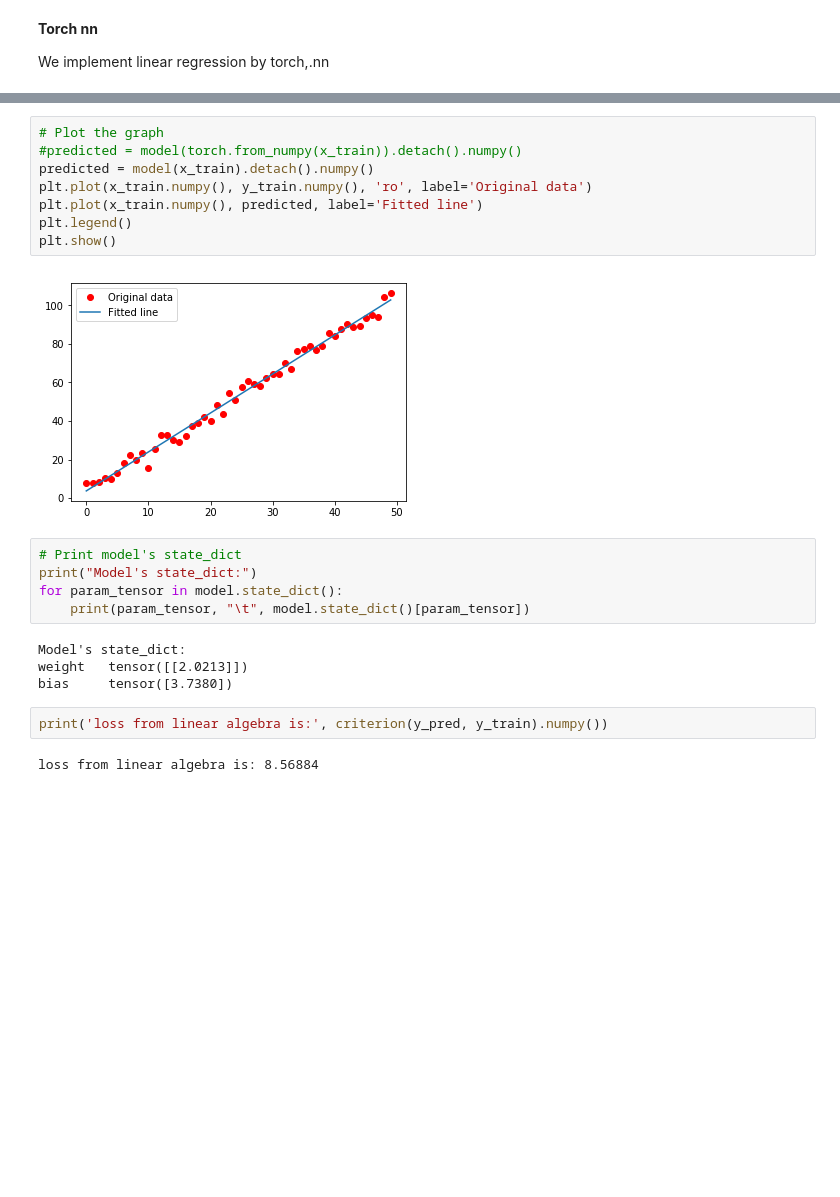
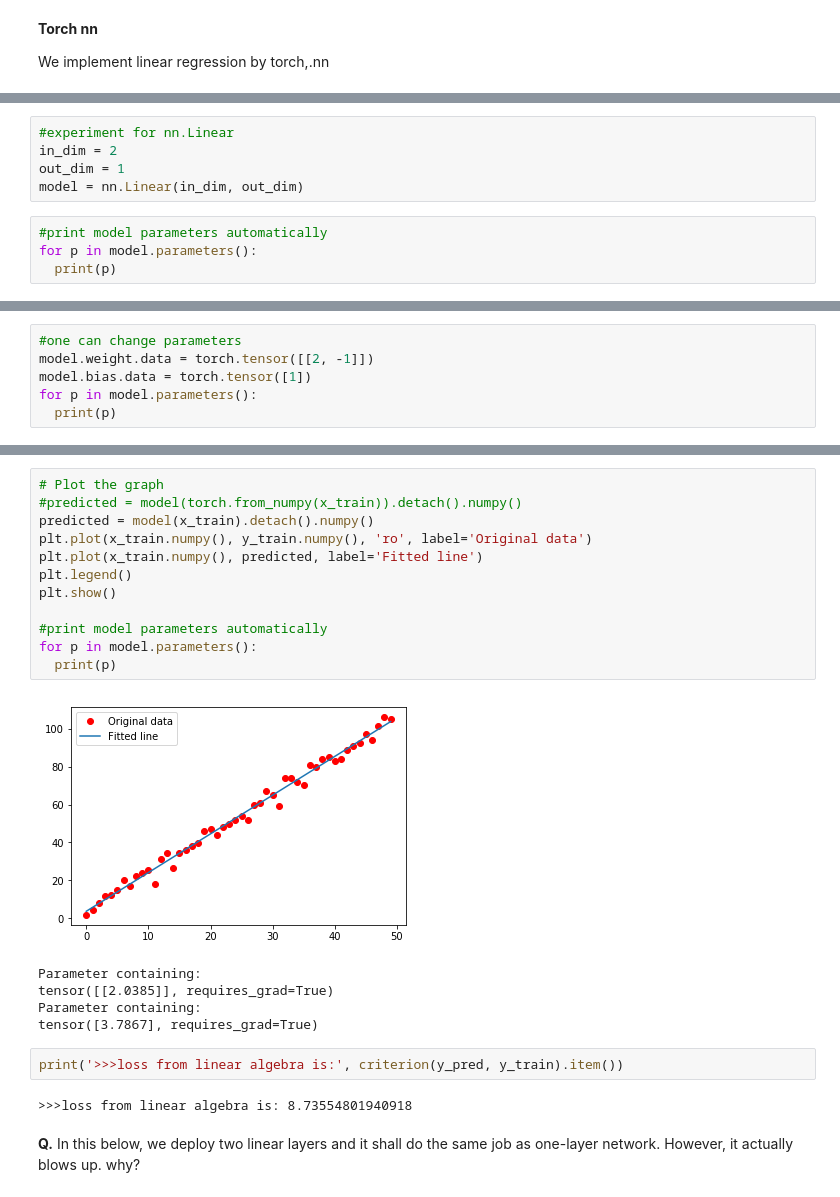
Before and after one commit to songqsh/foo1, a Jupyter notebook: src/linreg_torch_v01.ipynb, the cells around one changed output, grey strips where cells are left out. Saved outputs shown, nothing was run; the diff lists cells and outputs as text; blank space fills up the shorter version.

```diff
--- a/src/linreg_torch_v01.ipynb
+++ b/src/linreg_torch_v01.ipynb
@@ -93,0 +135,9 @@ We implement linear regression by torch,.nn
+# %%
+#experiment for nn.Linear
+in_dim = 2
+out_dim = 1
+model = nn.Linear(in_dim, out_dim)
+# %%
+#print model parameters automatically
+for p in model.parameters():
+  print(p)
@@ -93,0 +158,6 @@ We implement linear regression by torch,.nn
+# %%
+#one can change parameters
+model.weight.data = torch.tensor([[2, -1]])
+model.bias.data = torch.tensor([1])
+for p in model.parameters():
+  print(p)
@@ -140,23 +246,24 @@ Epoch [5000/5000], Loss: 8.5915
 # %%
 # Plot the graph
 #predicted = model(torch.from_numpy(x_train)).detach().numpy()
 predicted = model(x_train).detach().numpy()
 plt.plot(x_train.numpy(), y_train.numpy(), 'ro', label='Original data')
 plt.plot(x_train.numpy(), predicted, label='Fitted line')
 plt.legend()
 plt.show()
+
+#print model parameters automatically
+for p in model.parameters():
+  print(p)
 # %% [output]
-[figure, old version]
+[figure, new version]
+Parameter containing:
+tensor([[2.0385]], requires_grad=True)
+Parameter containing:
+tensor([3.7867], requires_grad=True)
-# %%
-# Print model's state_dict
-print("Model's state_dict:")
-for param_tensor in model.state_dict():
-    print(param_tensor, "\t", model.state_dict()[param_tensor])
-# %% [output]
-Model's state_dict:
-weight   tensor([[2.0213]])
-bias     tensor([3.7380])
 # %%
-print('loss from linear algebra is:', criterion(y_pred, y_train).numpy())
+print('>>>loss from linear algebra is:', criterion(y_pred, y_train).item())
 # %% [output]
-loss from linear algebra is: 8.56884
+>>>loss from linear algebra is: 8.73554801940918
+# %% [markdown]
+__Q.__ In this below, we deploy two linear layers and it shall do the same job as one-layer network. However, it actually blows up. why?
```
Also changed, not shown: parts of 16 cells of this notebook.
